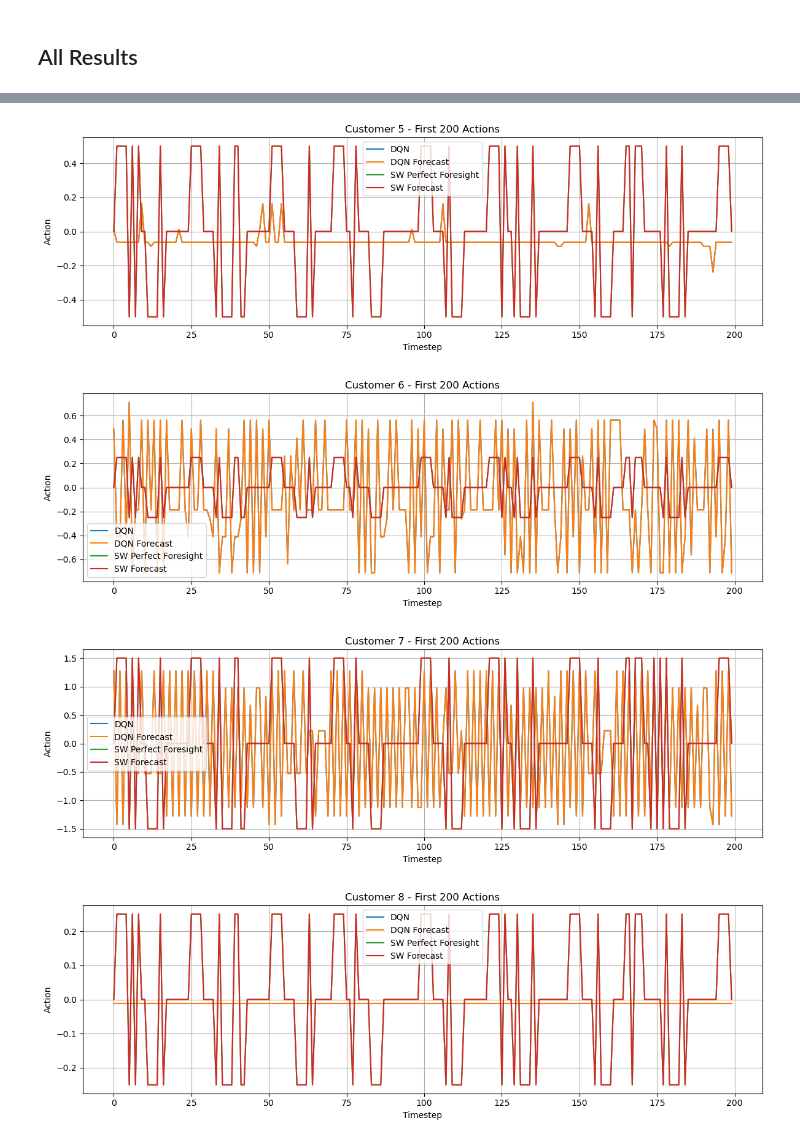
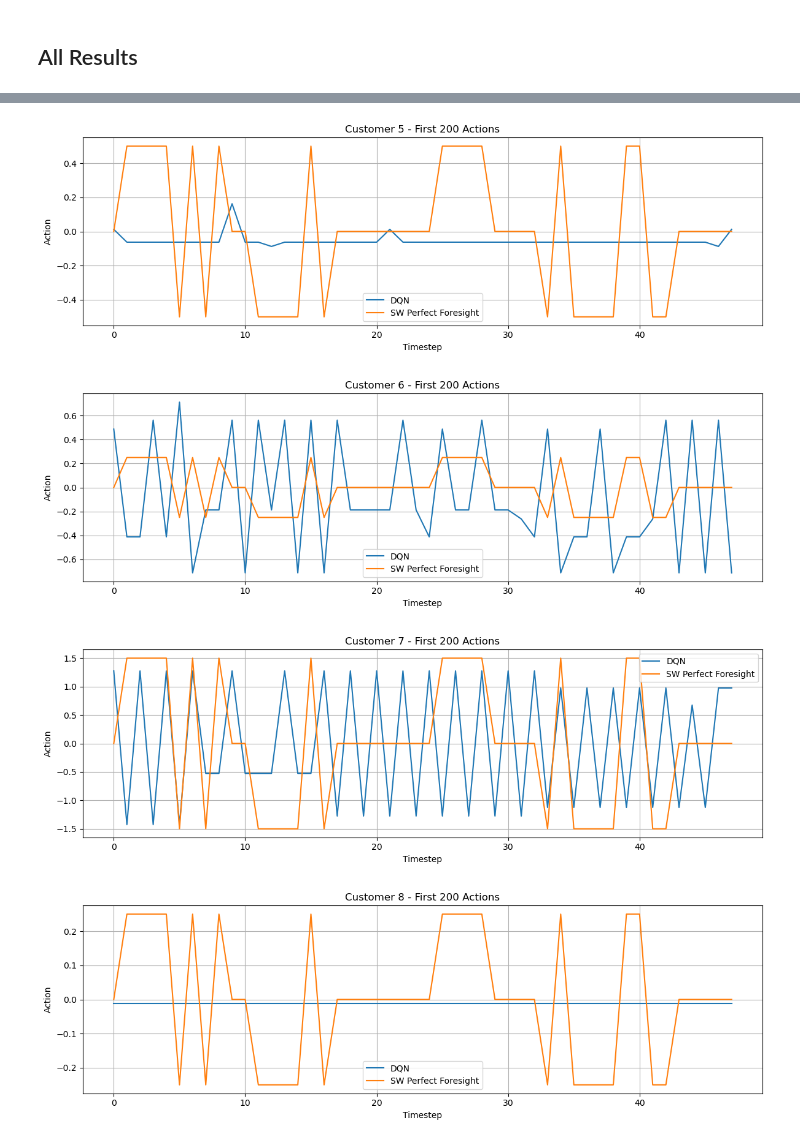
Before and after one commit to JonasSievers/Personalized-Federated-Reinforcement-Learning, a Jupyter notebook: src/visualization.ipynb, the cells around one changed output, grey strips where cells are left out. Cells and saved outputs as stored; diff of their text form; code cells hidden in the pictures.

```diff
--- a/src/visualization.ipynb
+++ b/src/visualization.ipynb
@@ -114,17 +114,17 @@ for customer in range(1,11):
     sliding_window_perfect = pd.read_csv(f'../outputs/baseline/sliding_window_perfect_foresight_{customer}.csv')['actions']
     sliding_window_forecast = pd.read_csv(f'../outputs/baseline/sliding_window_forecast_{customer}.csv')['actions']
     # Extract first 200 actions
-    action_dqn = actions.iloc[:200, customer - 1]
+    action_dqn = actions.iloc[:48, customer - 1]
     action_dqn_forecast = actions_forecast.iloc[:200, customer - 1]
-    action_sw_perfect = sliding_window_perfect[48:248]
+    action_sw_perfect = sliding_window_perfect[48:96]
     action_sw_forecast = sliding_window_forecast[48:248]
 
     # Plotting
     plt.figure(figsize=(12, 4))
     plt.plot(action_dqn.values, label='DQN')
-    plt.plot(action_dqn_forecast.values, label='DQN Forecast')
+    # plt.plot(action_dqn_forecast.values, label='DQN Forecast')
     plt.plot(action_sw_perfect.values, label='SW Perfect Foresight')
-    plt.plot(action_sw_forecast.values, label='SW Forecast')
+    # plt.plot(action_sw_forecast.values, label='SW Forecast')
     plt.title(f'Customer {customer} - First 200 Actions')
     plt.xlabel('Timestep')
     plt.ylabel('Action')
@@ -140,4 +140,4 @@ for customer in range(1,11):
-[figure, old version]
+[figure, new version]
-[figure, old version]
+[figure, new version]
-[figure, old version]
+[figure, new version]
-[figure, old version]
+[figure, new version]
```
Also changed, not shown: parts of 1 cell of this notebook, 5 other files.
